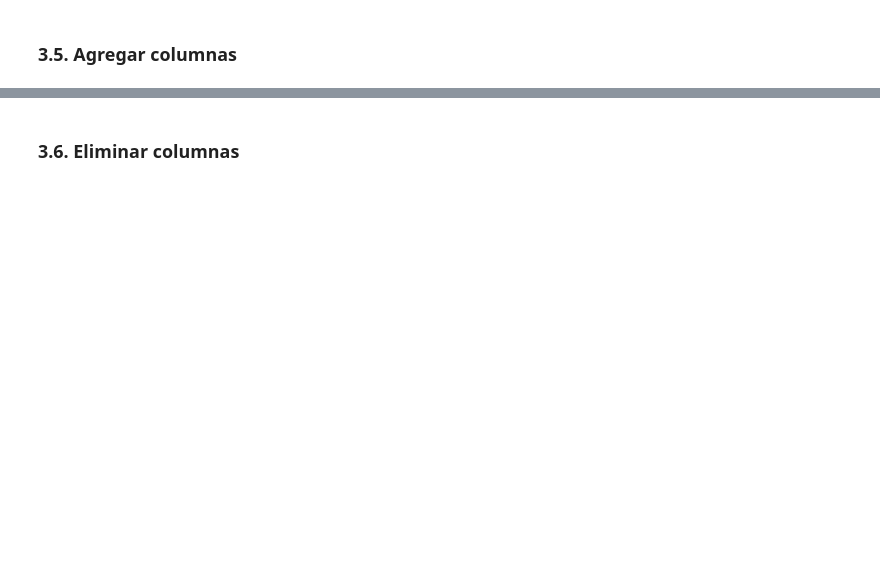
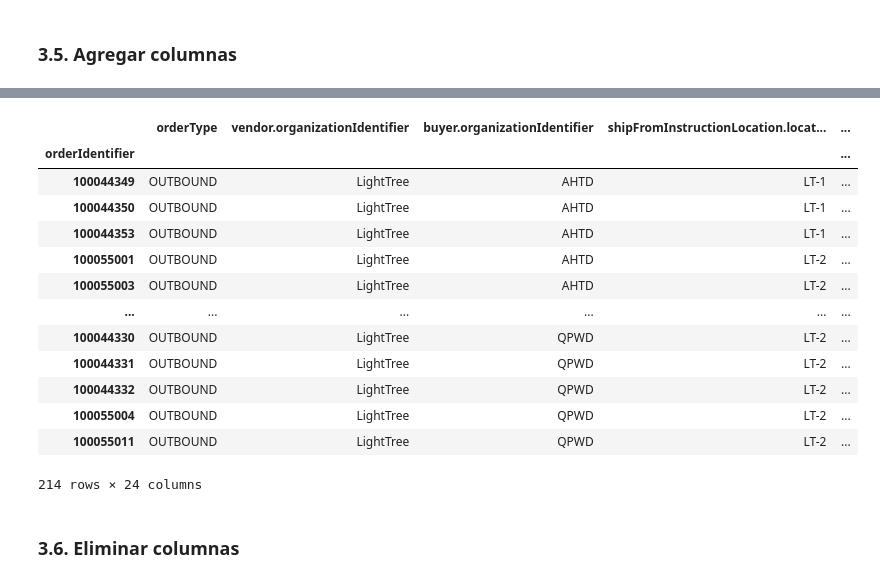
Before and after one commit to cdsaineac/Bootcamp-DS-202604, a Jupyter notebook: Clase 05 - Pandas/intro_pandas.ipynb, the cells around one changed output, grey strips where cells are left out. Saved outputs shown, nothing was run; the diff lists cells and outputs as text; code cells hidden in the pictures; blank space fills up the shorter version.

```diff
--- a/Clase 05 - Pandas/intro_pandas.ipynb
+++ b/Clase 05 - Pandas/intro_pandas.ipynb
@@ -242,0 +409,12 @@ ___iloc___
+# %%
+def extraer_ubicacion(locationIdentifier):
+    resultado = locationIdentifier.split('-')
+    i = 0
+    while i < len(resultado):
+        valor = resultado[i]
+        ## Strip me sirve para quitar los espacios en blanco al principio y al final de cada valor
+        valor = valor.strip()
+        resultado[i] = valor
+        i += 1
+
+    return resultado[1]
@@ -243,2 +425,21 @@ ___iloc___
+# %%
+## Agregar una columna calculada a partir de otras columnas utilizando una funcion personalizada con apply
+datos_excel['ubicacion'] = datos_excel['shipToLocation.locationIdentifier'].apply(extraer_ubicacion)
+datos_excel
+# %% [output]
+|  | orderType | vendor.organizationIdentifier | buyer.organizationIdentifier | shipFromInstructionLocation.locat... | ... |
+| orderIdentifier |  |  |  |  | ... |
+| 100044349 | OUTBOUND | LightTree | AHTD | LT-1 | ... |
+| 100044350 | OUTBOUND | LightTree | AHTD | LT-1 | ... |
+| 100044353 | OUTBOUND | LightTree | AHTD | LT-1 | ... |
+| 100055001 | OUTBOUND | LightTree | AHTD | LT-2 | ... |
+| 100055003 | OUTBOUND | LightTree | AHTD | LT-2 | ... |
+| ... | ... | ... | ... | ... | ... |
+| 100044330 | OUTBOUND | LightTree | QPWD | LT-2 | ... |
+| 100044331 | OUTBOUND | LightTree | QPWD | LT-2 | ... |
+| 100044332 | OUTBOUND | LightTree | QPWD | LT-2 | ... |
+| 100055004 | OUTBOUND | LightTree | QPWD | LT-2 | ... |
+| 100055011 | OUTBOUND | LightTree | QPWD | LT-2 | ... |
+214 rows × 24 columns
 # %% [markdown]
 ### 3.6. Eliminar columnas
```
Also changed, not shown: parts of 19 cells of this notebook.
